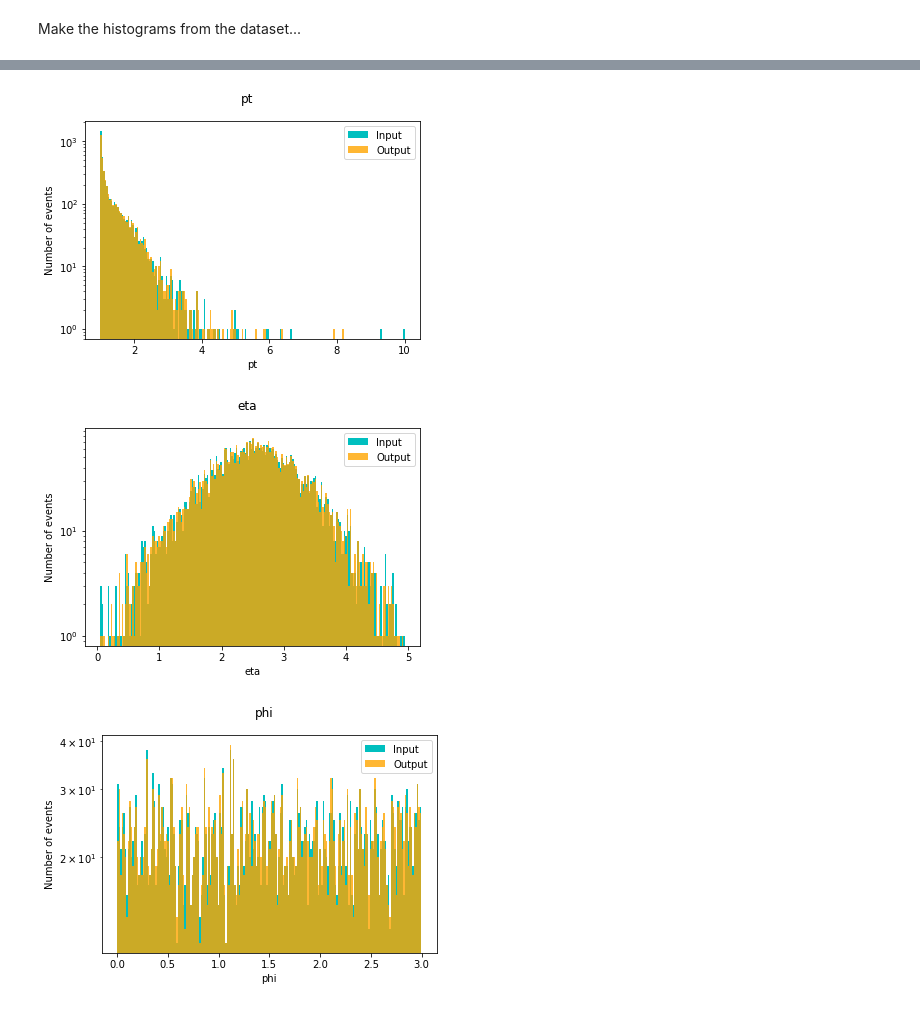
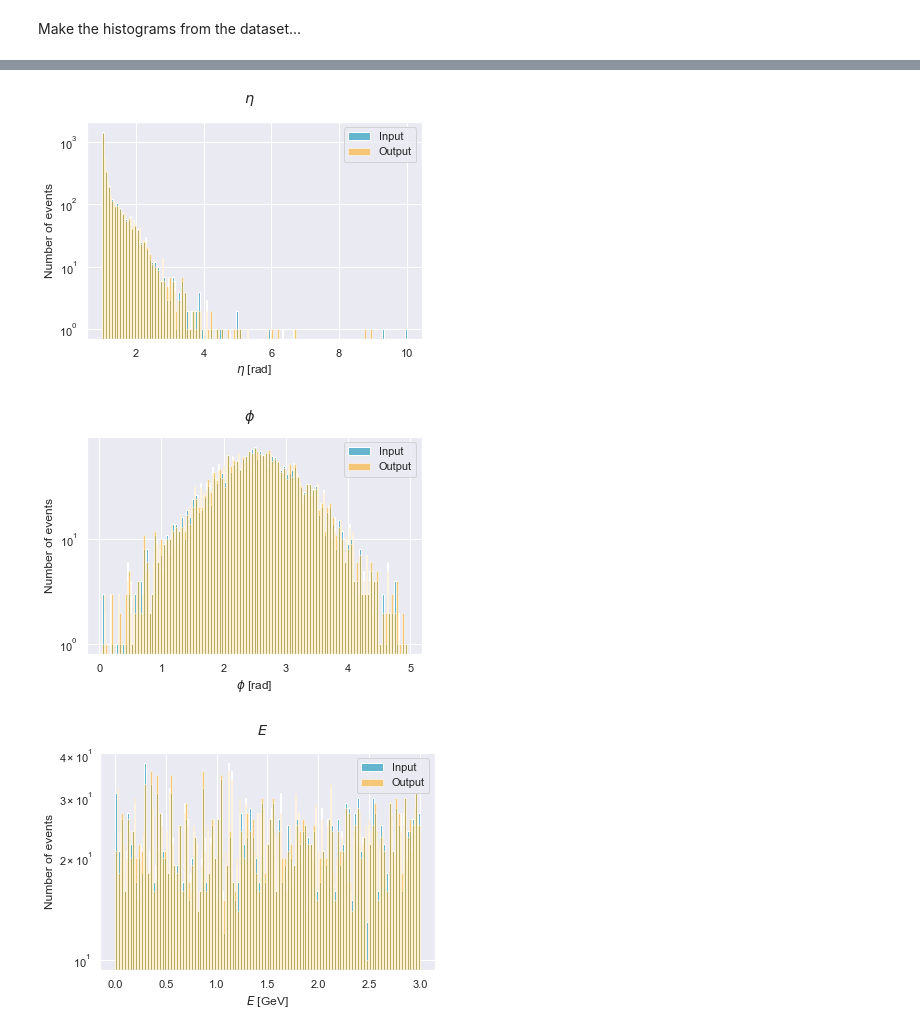
Before and after one commit to sazio/ATLAS_GSoC2021, a Jupyter notebook: ATLAS_GSoC2021_Solution.ipynb, the cells around one changed output, grey strips where cells are left out. Saved outputs shown, nothing was run; the diff lists cells and outputs as text; code cells hidden in the pictures.

```diff
--- a/ATLAS_GSoC2021_Solution.ipynb
+++ b/ATLAS_GSoC2021_Solution.ipynb
@@ -131,6 +131,8 @@ The number of entries in the validation data: 4533
 Now we plot the data using the matplotlib library. The units reflect the normalization, but it's the shape that we care about. (keeping the same as the original notebook, just changed the name from m to E in order to keep the same one as the Dataset documentation)
 # %%
 import matplotlib.pyplot as plt
+import seaborn as sns
+sns.set_theme()
 
 unit_list = ['[log(GeV)]', '[rad/3]', '[rad/3]', '[log(GeV)]']
 variable_list = [r'$p_T$', r'$\eta$', r'$\phi$', r'$E$']
@@ -141,8 +143,10 @@ n_bins = 100
 
 for kk in range(0,4):
     n_hist_data, bin_edges, _ = plt.hist(train[branches[kk]], color='gray', label='Input', alpha=1, bins=n_bins)
+    plt.suptitle(variable_list[kk])
     plt.xlabel(xlabel=variable_list[kk] + ' ' + unit_list[kk])
     plt.ylabel('# of events')
-    #plt.savefig("fourmomentum_"+branches[kk],dpi=300)
+    plt.savefig("fourmomentum_"+branches[kk],dpi=300)
+    plt.grid(alpha = 0.3)
     plt.show()
 # %% [output]
@@ -350,7 +360,7 @@ markers = ['*', 's']
 
 model.to('cpu')
 
-save = False # Option to save figure
+save = True # Option to save figure
 
 # Histograms
 idxs = (0, 100000)  # Choose events to compare
@@ -366,18 +376,17 @@ pred_df = pd.DataFrame(pred, columns=test.columns)
 unnormalized_data_df = custom_unnormalize(data_df)
 unnormalized_pred_df = custom_unnormalize(pred_df)
 
-alph = 0.8
+alph = 0.5
 n_bins = 200
 for kk in np.arange(4):
     plt.figure()
     n_hist_data, bin_edges, _ = plt.hist(data[:, kk], color=colors[1], label='Input', alpha=1, bins=n_bins)
     n_hist_pred, _, _ = plt.hist(pred[:, kk], color=colors[0], label='Output', alpha=alph, bins=bin_edges)
-    plt.suptitle(test.columns[kk])
-    plt.xlabel(test.columns[kk])
+    plt.suptitle(variable_list[kk])
+    plt.xlabel(xlabel = variable_list[kk] + ' ' + unit_list[kk])
     plt.ylabel('Number of events')
-    # ms.sciy()
     plt.yscale('log')
+    plt.legend()
     if save:
         plt.savefig(os.path.join(save_dir,test.columns[kk]+'.png'))
-    plt.legend()
 # %% [output]
@@ -385,6 +394,6 @@ for kk in np.arange(4):
-[figure, old version]
+[figure, new version]
-[figure, old version]
+[figure, new version]
-[figure, old version]
+[figure, new version]
 # %%
 def getRatio(bin1,bin2):
     bins = []
```
Also changed, not shown: parts of 8 cells of this notebook.
